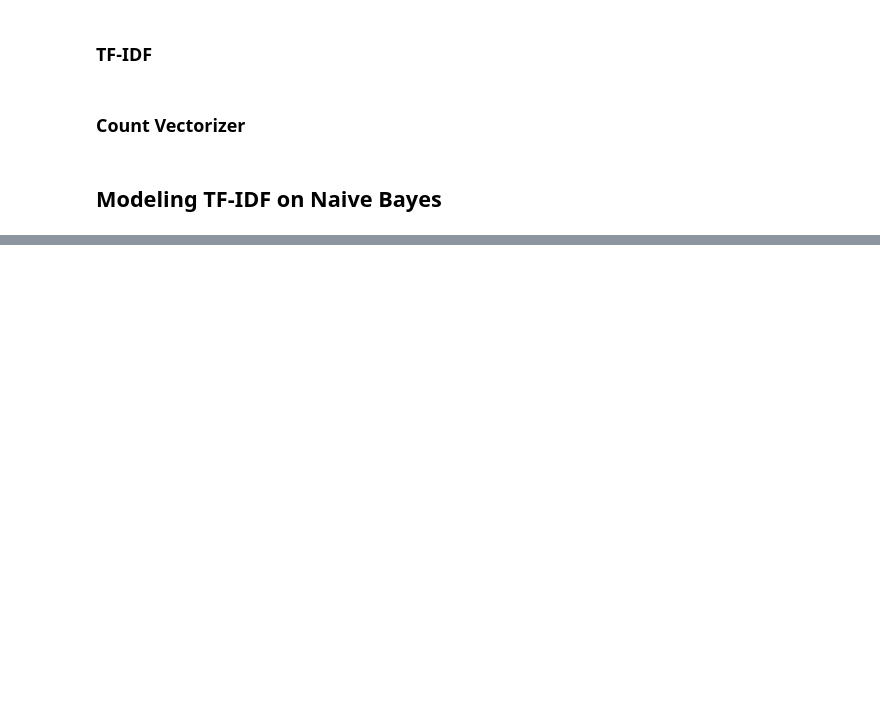
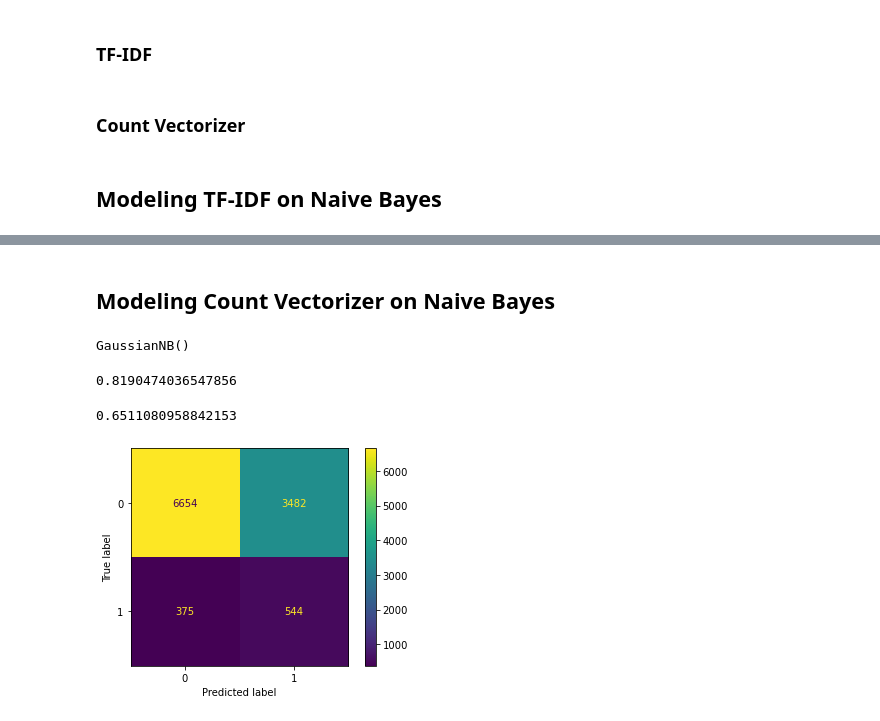
Before and after one commit to cdlc01/Twitter_Hate_Speech_Analysis, a Jupyter notebook: Naive Bayes & Multinomial Naive Bayes.ipynb, the cells around one changed output, grey strips where cells are left out. Drawn from its saved outputs; the diff is of its cells as text; code cells hidden in the pictures; blank space fills up the shorter version.

Commit message:
Completed analysis on NB and MNB models and added final conclusions on these models to the EDA notebook

```diff
--- a/Naive Bayes & Multinomial Naive Bayes.ipynb
+++ b/Naive Bayes & Multinomial Naive Bayes.ipynb
@@ -112,3 +118,12 @@ X_val_vec_dense = X_val_vec.sparse.to_dense()
+# %%
+X_c_val_vec = cv.transform(X_val)
+X_c_val_vec  = pd.DataFrame.sparse.from_spmatrix(X_c_val_vec)
+X_c_val_vec.columns = sorted(cv.vocabulary_)
+X_c_val_vec.set_index(y_val.index, inplace=True)
+# %%
+X_cv_vec_dense = X_c_vec.sparse.to_dense()
+# %%
+X_val_cv_vec_dense = X_c_val_vec.sparse.to_dense()
 # %% [markdown]
 ## Modeling TF-IDF on Naive Bayes
 # %%
@@ -128,0 +168,19 @@ from sklearn.metrics import plot_confusion_matrix, plot_roc_curve, classificatio
+# %% [markdown]
+## Modeling Count Vectorizer on Naive Bayes
+# %%
+gnb_cv = GaussianNB()
+gnb_cv.fit(X_cv_vec_dense, y_t)
+# %% [output]
+GaussianNB()
+# %%
+gnb_cv.score(X_cv_vec_dense, y_t)
+# %% [output]
+0.8190474036547856
+# %%
+gnb_cv.score(X_val_cv_vec_dense, y_val)
+# %% [output]
+0.6511080958842153
+# %%
+plot_confusion_matrix(gnb_cv, X_val_cv_vec_dense, y_val);
+# %% [output]
+[figure, added]
```
Also changed, not shown: parts of 57 cells of this notebook, 1 other file.
